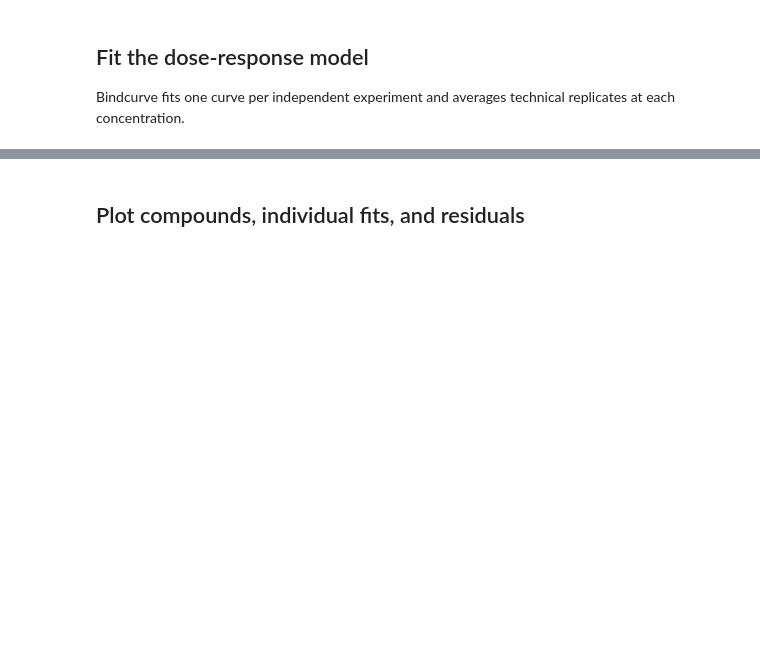
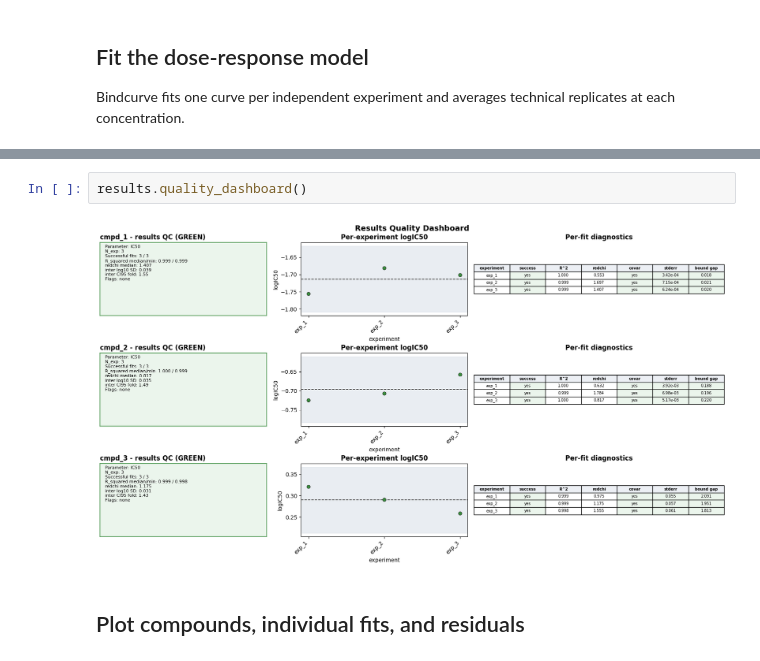
Before and after one commit to choutkaj/bindcurve, a Jupyter notebook: tutorials/00_basics.ipynb, the cells around one changed output, grey strips where cells are left out. Saved outputs shown, nothing was run; the diff lists cells and outputs as text; blank space fills up the shorter version.

```diff
--- a/tutorials/00_basics.ipynb
+++ b/tutorials/00_basics.ipynb
@@ -62,3 +108,7 @@ results.fit_summary()
+# %%
+results.quality_dashboard()
+# %% [output]
+[figure, added]
 # %% [markdown]
 ## Plot compounds, individual fits, and residuals
 # %%
```
Also changed, not shown: parts of 8 cells of this notebook, 22 other files.
